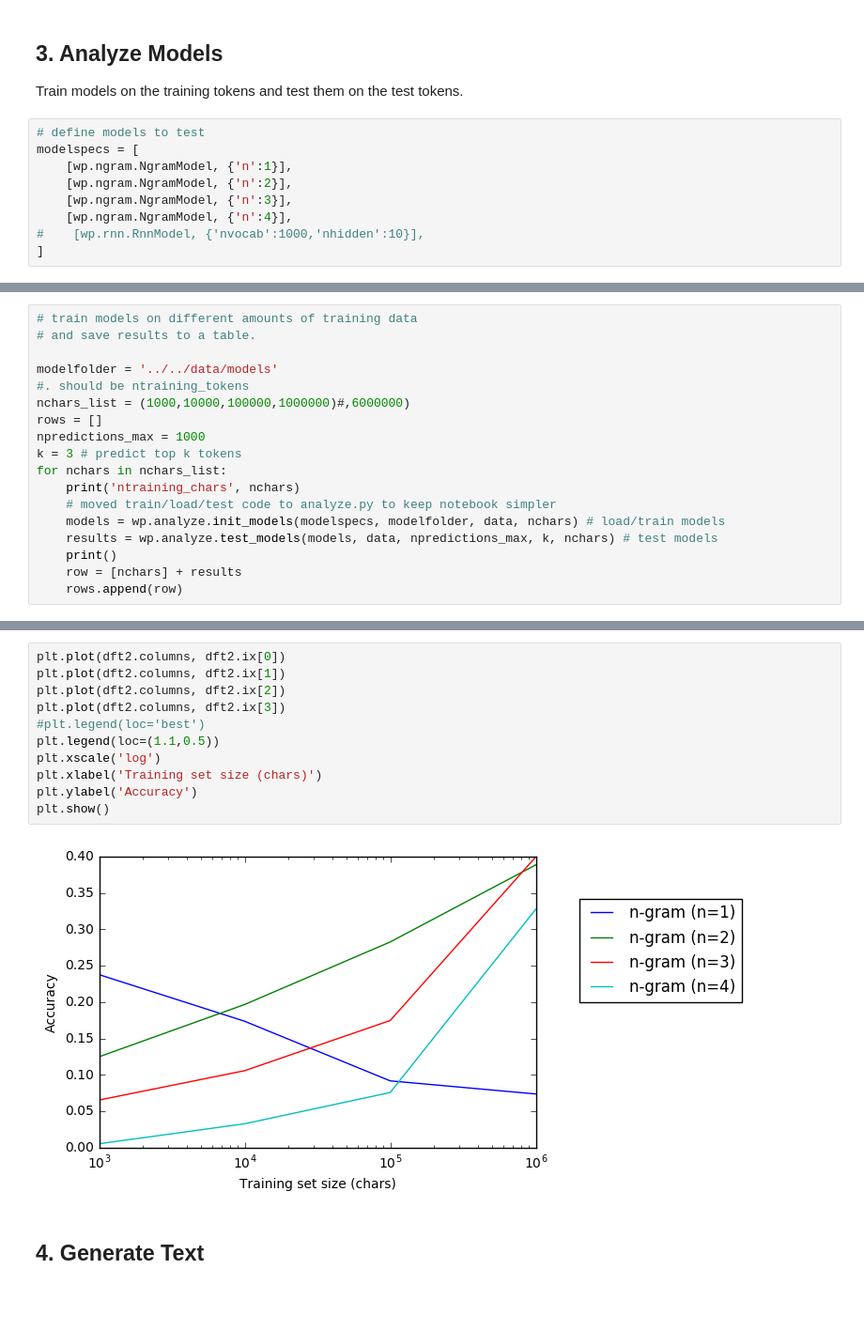
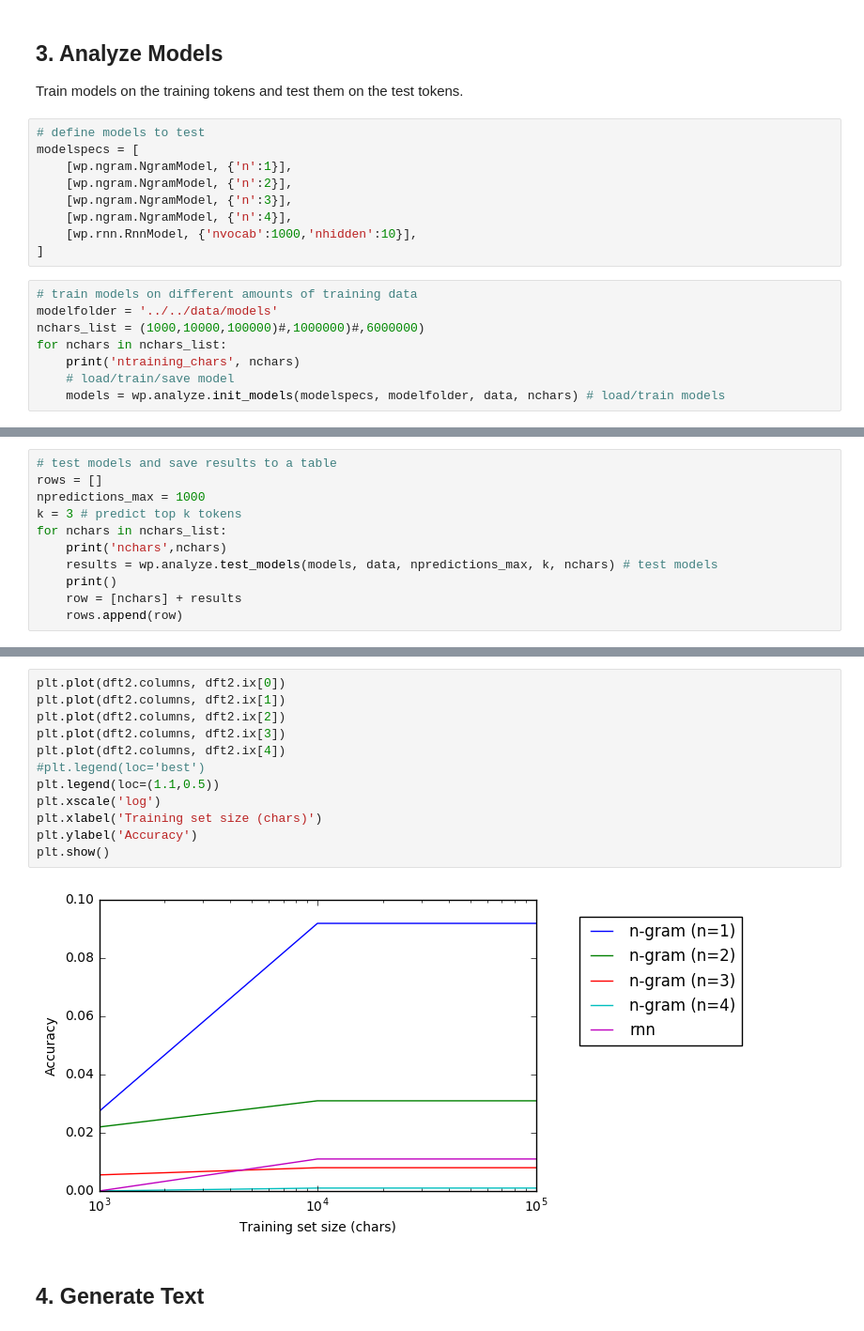
Before and after one commit to bburns/LanguageModels, a Jupyter notebook: experiments/2016-12-26-adding-rnn/Notebook.ipynb, the cells around one changed output, grey strips where cells are left out. Shown at 94% size. Drawn from its saved outputs; the diff is of its cells as text; blank space fills up the shorter version.

Commit message:
feat: rnn train/test/generate working in notebook

```diff
--- a/experiments/2016-12-26-adding-rnn/Notebook.ipynb
+++ b/experiments/2016-12-26-adding-rnn/Notebook.ipynb
@@ -134,5 +134,13 @@ modelspecs = [
     [wp.ngram.NgramModel, {'n':2}],
     [wp.ngram.NgramModel, {'n':3}],
     [wp.ngram.NgramModel, {'n':4}],
-#    [wp.rnn.RnnModel, {'nvocab':1000,'nhidden':10}],
+    [wp.rnn.RnnModel, {'nvocab':1000,'nhidden':10}],
 ]
+# %%
+# train models on different amounts of training data
+modelfolder = '../../data/models'
+nchars_list = (1000,10000,100000)#,1000000)#,6000000)
+for nchars in nchars_list:
+    print('ntraining_chars', nchars)
+    # load/train/save model
+    models = wp.analyze.init_models(modelspecs, modelfolder, data, nchars) # load/train models
@@ -139,17 +166,10 @@ modelspecs = [
 # %%
-# train models on different amounts of training data
-# and save results to a table.
-
-modelfolder = '../../data/models'
-#. should be ntraining_tokens
-nchars_list = (1000,10000,100000,1000000)#,6000000)
+# test models and save results to a table
 rows = []
 npredictions_max = 1000
 k = 3 # predict top k tokens
 for nchars in nchars_list:
-    print('ntraining_chars', nchars)
-    # moved train/load/test code to analyze.py to keep notebook simpler
-    models = wp.analyze.init_models(modelspecs, modelfolder, data, nchars) # load/train models
+    print('nchars',nchars)
     results = wp.analyze.test_models(models, data, npredictions_max, k, nchars) # test models
     print()
     row = [nchars] + results
@@ -196,16 +216,17 @@ dft2
 # %%
 plt.plot(dft2.columns, dft2.ix[0])
 plt.plot(dft2.columns, dft2.ix[1])
 plt.plot(dft2.columns, dft2.ix[2])
 plt.plot(dft2.columns, dft2.ix[3])
+plt.plot(dft2.columns, dft2.ix[4])
 #plt.legend(loc='best')
 plt.legend(loc=(1.1,0.5))
 plt.xscale('log')
 plt.xlabel('Training set size (chars)')
 plt.ylabel('Accuracy')
 plt.show()
 # %% [output]
-[figure, old version]
+[figure, new version]
 # %% [markdown]
 ## 4. Generate Text
 # %%
```
Also changed, not shown: parts of 5 cells of this notebook, 3 other files.
